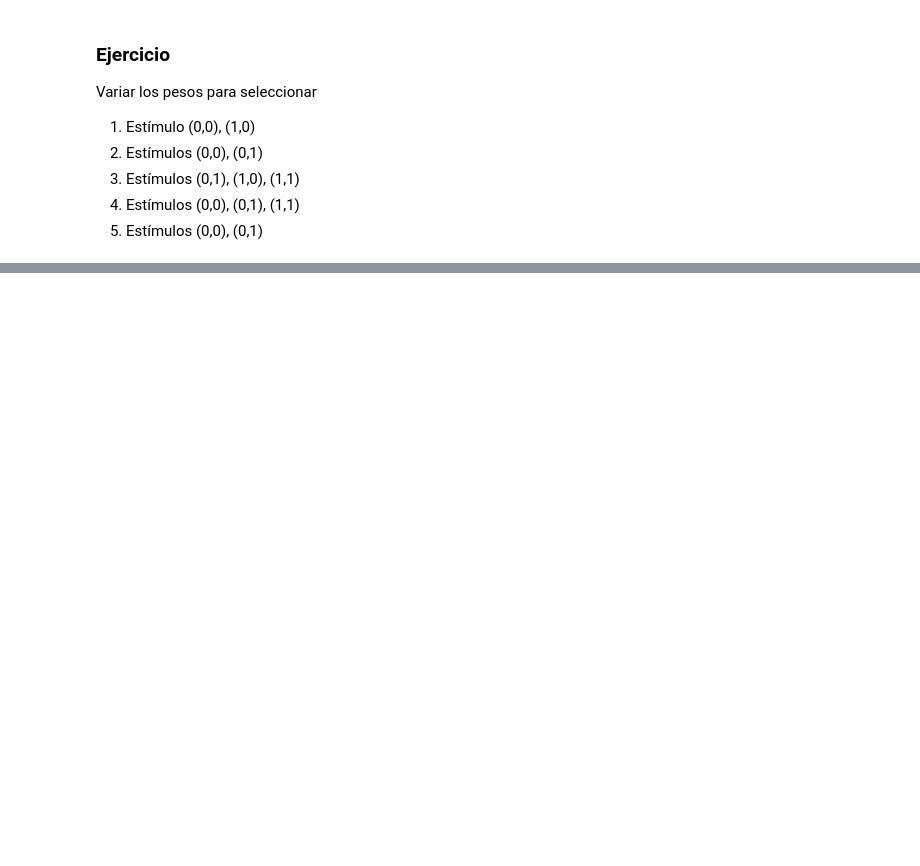
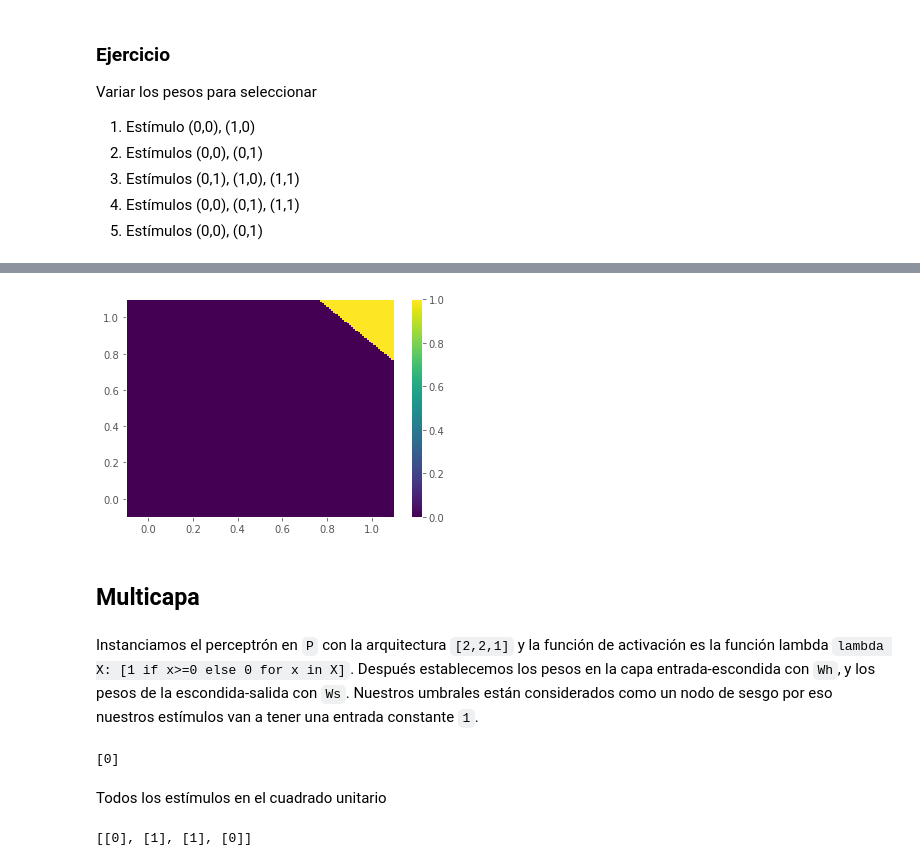
Before and after one commit to sergiohzlz/neuronales_2022i, a Jupyter notebook: Perceptrón.ipynb, the cells around one changed output, grey strips where cells are left out. Saved outputs shown, nothing was run; the diff lists cells and outputs as text; code cells hidden in the pictures; blank space fills up the shorter version.

```diff
--- a/Perceptrón.ipynb
+++ b/Perceptrón.ipynb
@@ -61,0 +80,7 @@ Variar los pesos para seleccionar
+# %%
+P = perceptron(1.85, [1,1])
+grafica(P)
+# %% [output]
+[figure, added]
+# %% [markdown]
+## Multicapa
@@ -61,0 +115,2 @@ Variar los pesos para seleccionar
+# %% [markdown]
+Instanciamos el perceptrón en `P` con la arquitectura `[2,2,1]` y la función de activación es la función lambda `lambda X: [1 if x>=0 else 0 for x in X]`. Después establecemos los pesos en la capa entrada-escondida con `Wh`, y los pesos de la escondida-salida con `Ws`. Nuestros umbrales están considerados como un nodo de sesgo por eso nuestros estímulos van a tener una entrada constante `1`.
@@ -61,0 +125,15 @@ Variar los pesos para seleccionar
+# %%
+X = [1,0,0]
+P.ff(X)
+# %% [output]
+[0]
+# %% [markdown]
+Todos los estímulos en el cuadrado unitario
+# %%
+X = array([[1,0,0],
+           [1,1,0],
+           [1,0,1],
+           [1,1,1]])
+[P.ff(x) for x in X]
+# %% [output]
+[[0], [1], [1], [0]]
```
Also changed, not shown: parts of 11 cells of this notebook.
